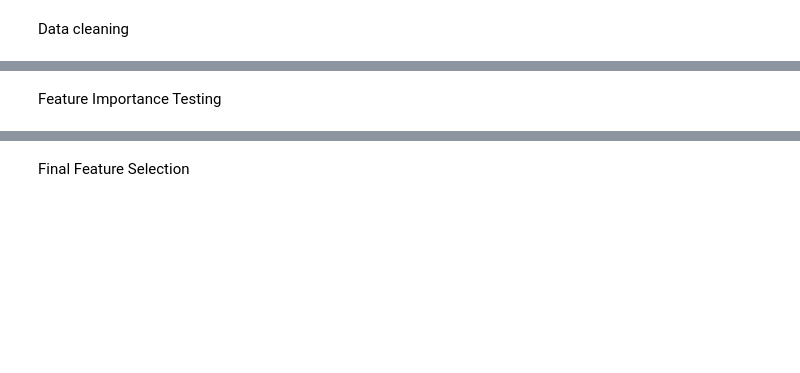
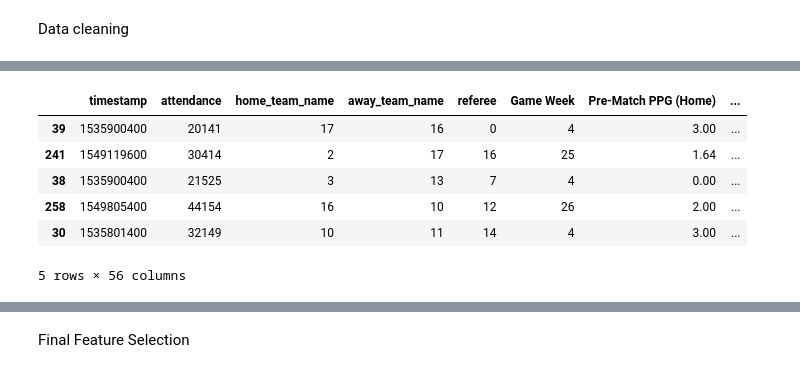
Before and after one commit to SanderBakke/MALIS_project, a Jupyter notebook: notebooks/notebook.ipynb, the cells around one changed output, grey strips where cells are left out. Drawn from its saved outputs; the diff is of its cells as text; code cells hidden in the pictures; blank space fills up the shorter version.

```diff
--- a/notebooks/notebook.ipynb
+++ b/notebooks/notebook.ipynb
@@ -50,2 +40,52 @@ df_filtered.sample(5)
-# %% [markdown]
-Feature Importance Testing
+# %%
+
+#Remove all columns in the dataset that include odds.
+df_filtered = df.drop(columns = odds_columns)
+
+# The first match 2 matches of the season has no 'pre-match' content, but are valued at 0, which could mess with this feature
+df_filtered.loc[df['Game Week'] <= 2, prematch_columns] = np.nan
+
+# Parse date_GMT into useful features
+df_filtered['match_date'] = pd.to_datetime(df_filtered['date_GMT'], errors='coerce')
+df_filtered['match_month'] = df_filtered['match_date'].dt.month
+df_filtered['match_day'] = df_filtered['match_date'].dt.day
+df_filtered['match_weekday'] = df_filtered['match_date'].dt.weekday
+df_filtered = df_filtered.drop(columns=['date_GMT', 'match_date'])
+
+# Remove the status, as all of the instances are complete, it's not important in this data set
+# Could be for coming matches, like a walkover, but then maybe you could just remove non-completed matches
+
+df_filtered = df_filtered.drop(columns=['status'])
+
+# Are they important?
+df_filtered = df_filtered.drop(columns=['home_team_goal_timings', 'away_team_goal_timings'])
+
+
+# Label encode categorical columns after handling missing values
+categorical_columns = ['home_team_name', 'away_team_name', 'stadium_name', 'referee']
+
+# Fill missing values with a placeholder (e.g., "Unknown")
+for col in categorical_columns:
+    df_filtered[col] = df_filtered[col].fillna("Unknown")
+
+# Apply Label Encoding
+label_encoders = {}  # Dictionary to store encoders for each column
+for col in categorical_columns:
+    le = LabelEncoder()
+    df_filtered[col] = le.fit_transform(df_filtered[col].astype(str))  # Ensure strings for encoding
+    label_encoders[col] = le  # Save the encoder for inverse transformation
+
+
+# Fill missing values only for numeric columns
+numeric_columns = df_filtered.select_dtypes(include=[np.number]).columns
+df_filtered[numeric_columns] = df_filtered[numeric_columns].fillna(df_filtered[numeric_columns].mean())
+
+df_filtered.sample(5)
+# %% [output]
+|  | timestamp | attendance | home_team_name | away_team_name | referee | Game Week | Pre-Match PPG (Home) | ... |
+| 39 | 1535900400 | 20141 | 17 | 16 | 0 | 4 | 3.00 | ... |
+| 241 | 1549119600 | 30414 | 2 | 17 | 16 | 25 | 1.64 | ... |
+| 38 | 1535900400 | 21525 | 3 | 13 | 7 | 4 | 0.00 | ... |
+| 258 | 1549805400 | 44154 | 16 | 10 | 12 | 26 | 2.00 | ... |
+| 30 | 1535801400 | 32149 | 10 | 11 | 14 | 4 | 3.00 | ... |
+5 rows × 56 columns
```
Also changed, not shown: parts of 13 cells of this notebook.
